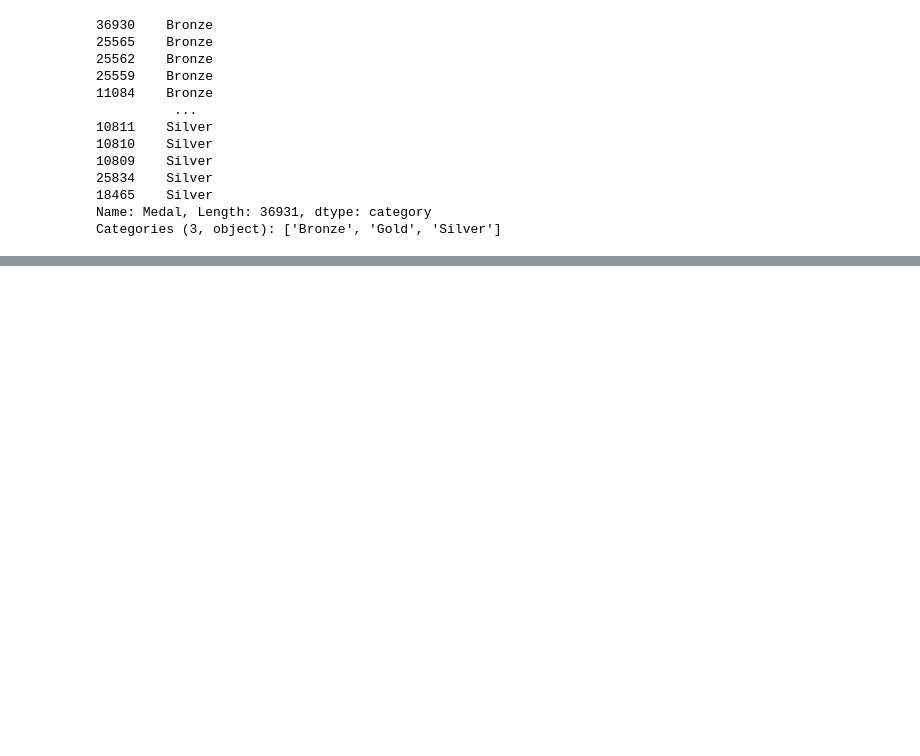
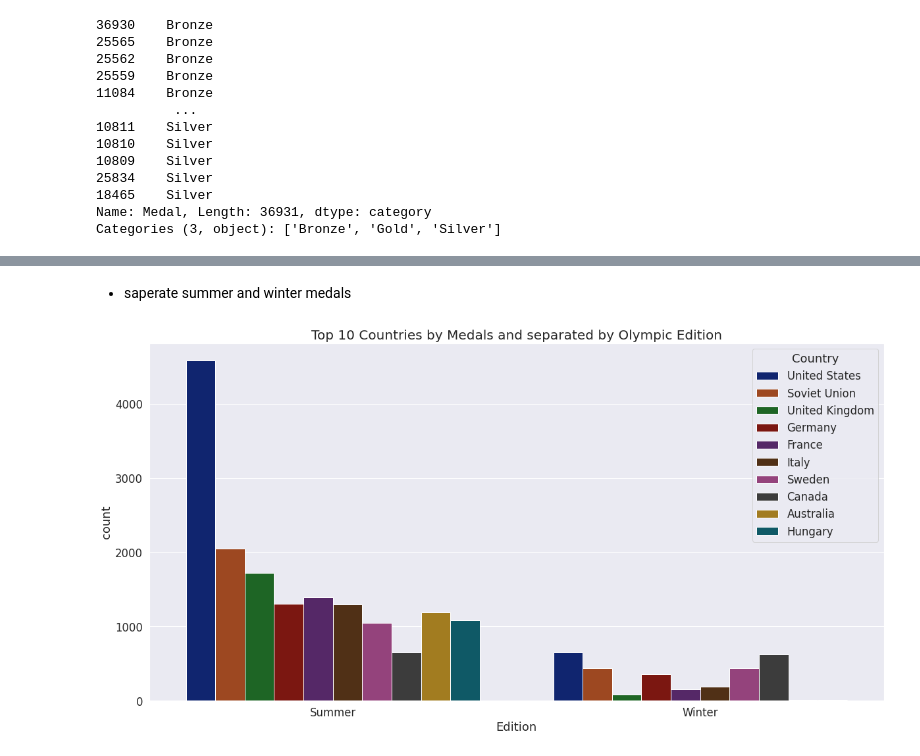
Before and after one commit to kevalsakhiya/pandas-Data-Science, a Jupyter notebook: olympic_analysis/olympic_analysis.ipynb, the cells around one changed output, grey strips where cells are left out. Saved outputs shown, nothing was run; the diff lists cells and outputs as text; code cells hidden in the pictures; blank space fills up the shorter version.

```diff
--- a/olympic_analysis/olympic_analysis.ipynb
+++ b/olympic_analysis/olympic_analysis.ipynb
@@ -277,0 +333,10 @@ olympics.Medal.cat.set_categories(['Bronze', 'Gold', 'Silver'], ordered=True, in
+# %% [markdown]
+* saperate summer and winter medals
+# %%
+plt.figure(figsize=(20,10))
+sns.set(font_scale=1.5, palette='dark')
+sns.countplot(data=olympics_10, x='Edition', hue='Country', hue_order=top_10.index)
+plt.title("Top 10 Countries by Medals and separated by Olympic Edition", fontsize=20)
+plt.show()
+# %% [output]
+[figure, added]
```
Also changed, not shown: parts of 15 cells of this notebook.
